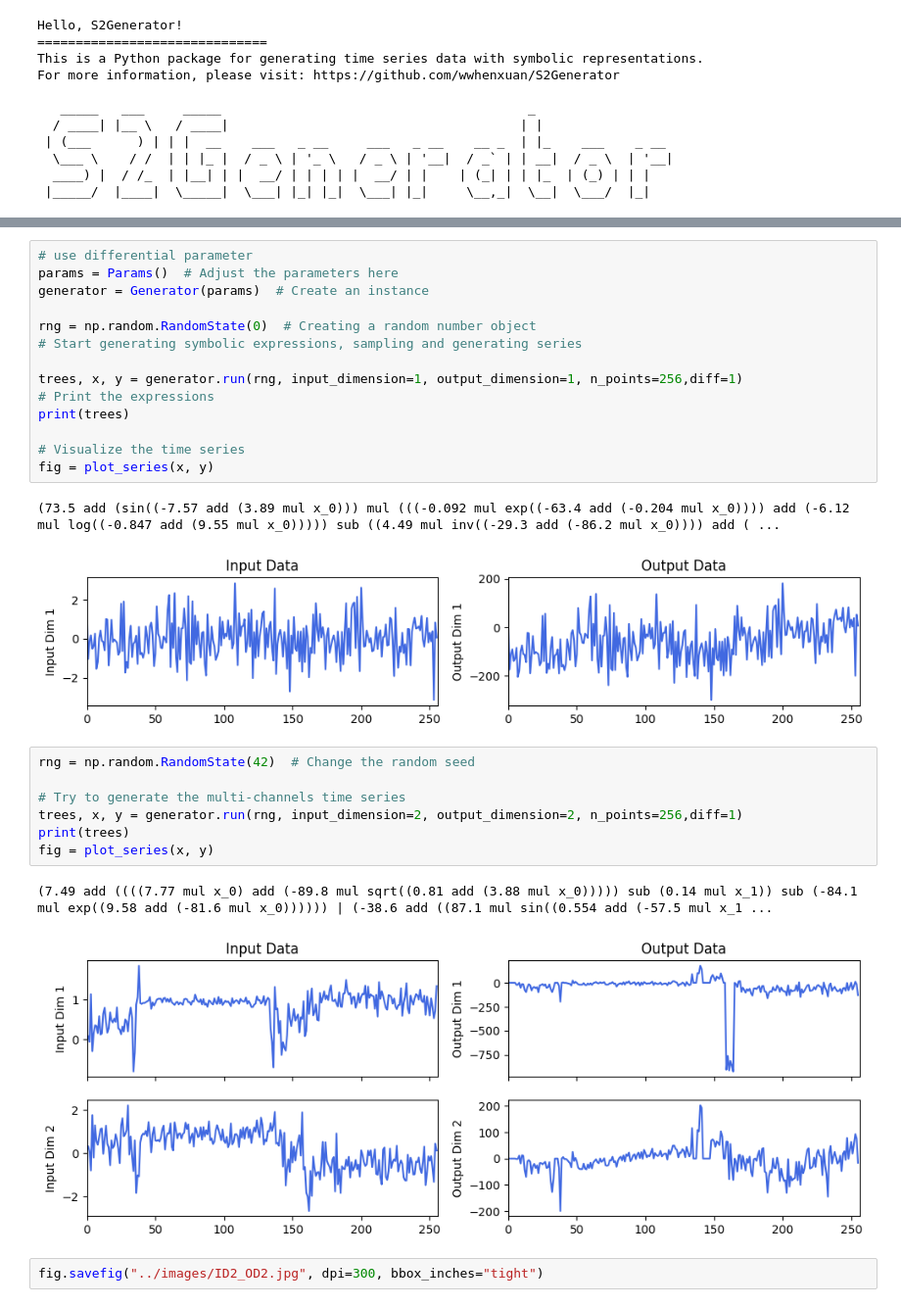
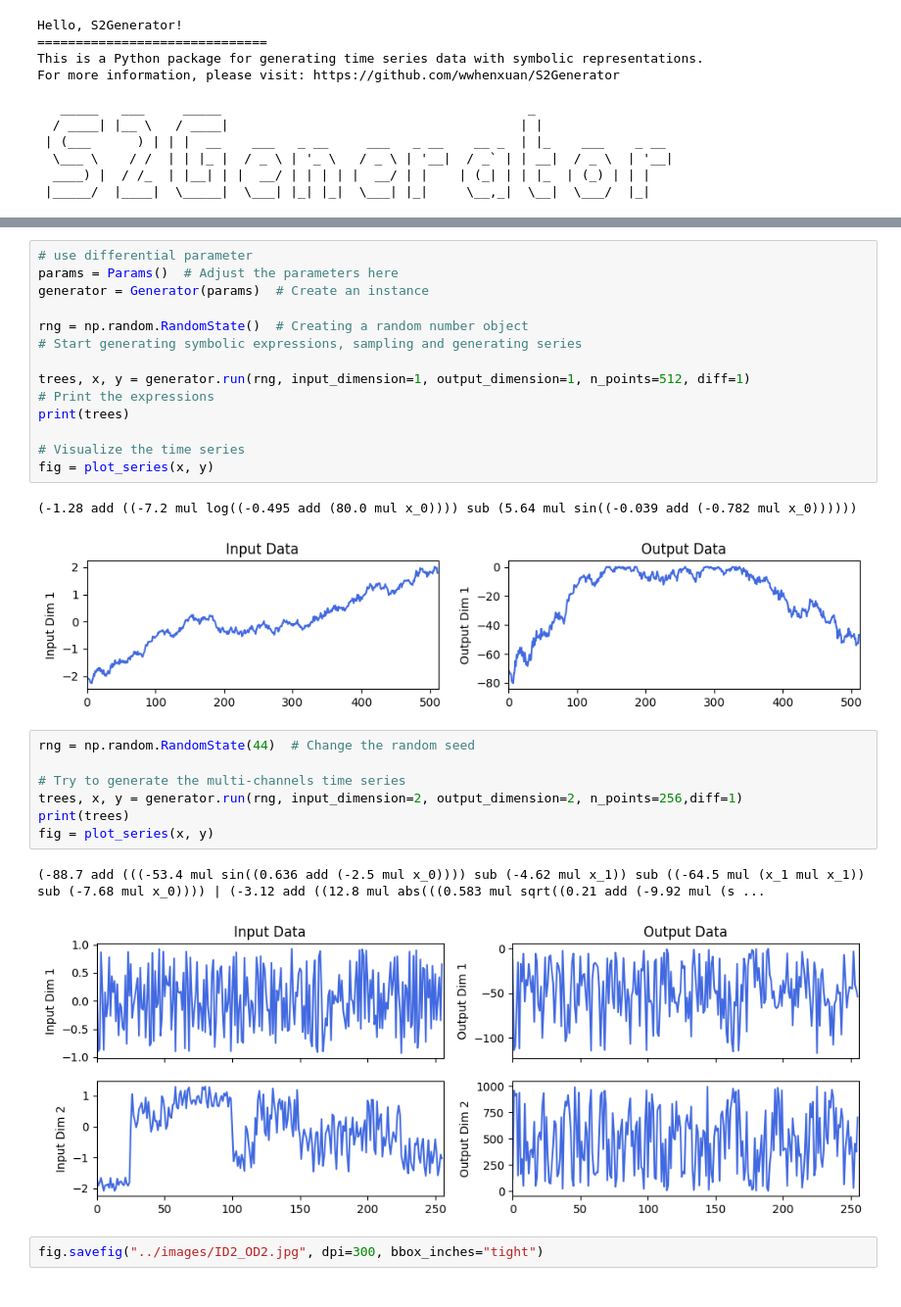
Before and after one commit to wwhenxuan/S2Generator, a Jupyter notebook: examples/1-example.ipynb, the cells around one changed output, grey strips where cells are left out. Shown: that part at 98% size. Saved outputs shown, nothing was run; the diff lists cells and outputs as text.

```diff
--- a/examples/1-example.ipynb
+++ b/examples/1-example.ipynb
@@ -44,28 +45,28 @@ fig = plot_series(x, y)
 params = Params()  # Adjust the parameters here
 generator = Generator(params)  # Create an instance
 
-rng = np.random.RandomState(0)  # Creating a random number object
+rng = np.random.RandomState()  # Creating a random number object
 # Start generating symbolic expressions, sampling and generating series
 
-trees, x, y = generator.run(rng, input_dimension=1, output_dimension=1, n_points=256,diff=1)
+trees, x, y = generator.run(rng, input_dimension=1, output_dimension=1, n_points=512, diff=1)
 # Print the expressions
 print(trees)
 
 # Visualize the time series
 fig = plot_series(x, y)
 # %% [output]
-(73.5 add (sin((-7.57 add (3.89 mul x_0))) mul (((-0.092 mul exp((-63.4 add (-0.204 mul x_0)))) add (-6.12 mul log((-0.847 add (9.55 mul x_0))))) sub ((4.49 mul inv((-29.3 add (-86.2 mul x_0)))) add ( ...
+(-1.28 add ((-7.2 mul log((-0.495 add (80.0 mul x_0)))) sub (5.64 mul sin((-0.039 add (-0.782 mul x_0))))))
-[figure, old version]
+[figure, new version]
 # %%
-rng = np.random.RandomState(42)  # Change the random seed
+rng = np.random.RandomState(44)  # Change the random seed
 
 # Try to generate the multi-channels time series
 trees, x, y = generator.run(rng, input_dimension=2, output_dimension=2, n_points=256,diff=1)
 print(trees)
 fig = plot_series(x, y)
 # %% [output]
-(7.49 add ((((7.77 mul x_0) add (-89.8 mul sqrt((0.81 add (3.88 mul x_0))))) sub (0.14 mul x_1)) sub (-84.1 mul exp((9.58 add (-81.6 mul x_0)))))) | (-38.6 add ((87.1 mul sin((0.554 add (-57.5 mul x_1 ...
+(-88.7 add (((-53.4 mul sin((0.636 add (-2.5 mul x_0)))) sub (-4.62 mul x_1)) sub ((-64.5 mul (x_1 mul x_1)) sub (-7.68 mul x_0)))) | (-3.12 add ((12.8 mul abs(((0.583 mul sqrt((0.21 add (-9.92 mul (s ...
-[figure, old version]
+[figure, new version]
 # %%
 fig.savefig("../images/ID2_OD2.jpg", dpi=300, bbox_inches="tight")
 # %%
```
Also changed, not shown: parts of 2 cells of this notebook, 3 other files.
